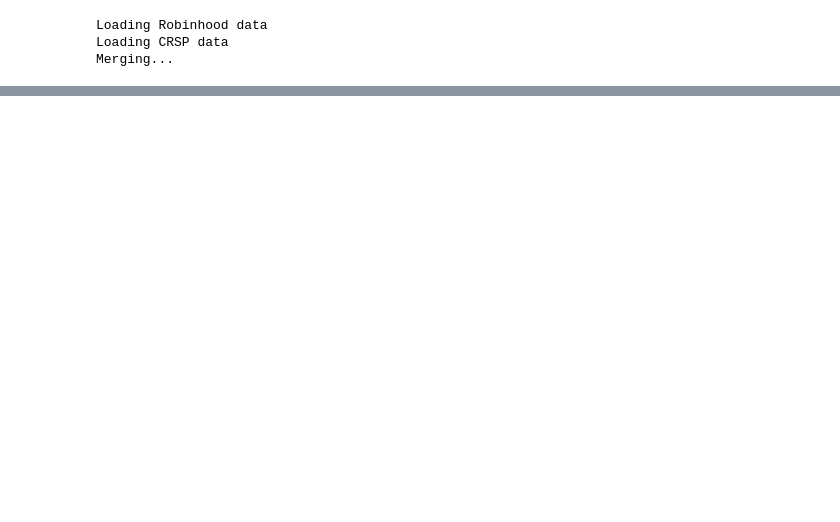
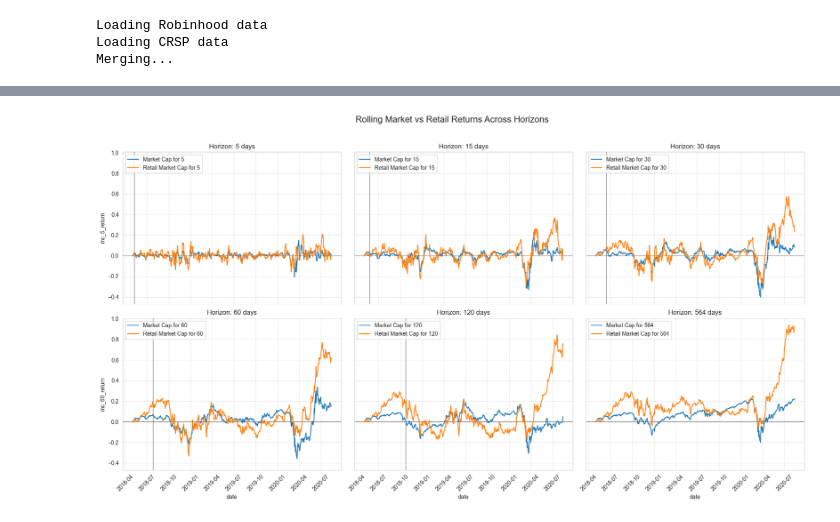
Before and after one commit to FedericoCortesi/Robinhood_data, a Jupyter notebook: test.ipynb, the cells around one changed output, grey strips where cells are left out. Saved outputs shown, nothing was run; the diff lists cells and outputs as text; code cells hidden in the pictures; blank space fills up the shorter version.

Commit message:
new features in dataloader and returns analysis

```diff
--- a/test.ipynb
+++ b/test.ipynb
@@ -737,0 +690,19 @@ Notes:
+# %%
+returns = dl.df_merged[["date", "rh_portfolio", "mc"]].groupby("date").sum()
+
+returns = np.log(returns / returns.shift(1)).fillna(0)
+returns.index = pd.to_datetime(returns.index)
+original_index = returns.index
+
+#returns = returns.resample("M").sum()
+
+
+horizons = [5,15,30, 60, 120, len(returns)]
+
+for d in horizons: # delete min_periods if you want to start at date d and not before
+    returns[f"mc_{d}_return"] = returns["mc"].rolling(d, min_periods=2).sum().fillna(0)
+    returns[f"rh_portfolio_{d}_return"] = returns["rh_portfolio"].rolling(d, min_periods=2).sum().fillna(0)
+
+
+
+returns
@@ -737,0 +724,54 @@ Notes:
+# %%
+import seaborn as sns
+import matplotlib.pyplot as plt
+import matplotlib.dates as mdates
+
+
+# Apply Seaborn styling
+sns.set_style("whitegrid")
+
+# Create figure with 2x3 subplots
+fig, axes = plt.subplots(2, 3, figsize=(18, 10), sharex=True, sharey=True)
+axes = axes.flatten()
+
+# Define colors using Seaborn palette
+colors = sns.color_palette()
+
+
+# Iterate through horizons and create subplots
+for i, d in enumerate(horizons):
+    ax = axes[i]
+
+    # Draw horizontal line at 0
+    ax.axhline(0, color="black", alpha=0.5, linewidth=1)
+    if d < len(returns):
+        ax.axvline(returns.index[d], color="black", alpha=0.5, linewidth=1)
+
+    # Plot Market Cap returns
+    sns.lineplot(x=returns.index, y=returns[f"mc_{d}_return"], label=f"Market Cap for {d}", ax=ax, color=colors[0])
+    # Plot Retail Market Cap returns
+    sns.lineplot(x=returns.index, y=returns[f"rh_portfolio_{d}_return"], label=f"Retail Market Cap for {d}", ax=ax, color=colors[1])
+
+
+    # Set subplot title
+    ax.set_title(f"Horizon: {d} days")
+
+    # Improve X-axis formatting
+    ax.xaxis.set_major_locator(mdates.AutoDateLocator())
+    #ax.xaxis.set_major_formatter(mdates.DateFormatter('%Y-%m'))
+    ax.tick_params(axis='x', rotation=45)
+
+    # Add grid and legend
+    ax.grid(True, linestyle='--', alpha=0.6)
+    ax.legend(loc="upper left")
+
+# Set main figure title
+fig.suptitle("Rolling Market vs Retail Returns Across Horizons", fontsize=16)
+
+# Adjust layout
+plt.tight_layout(rect=[0, 0, 1, 0.96])
+
+# Show plot
+plt.show()
+# %% [output]
+[figure, added]
```
Also changed, not shown: parts of 44 cells of this notebook, 4 other files.
